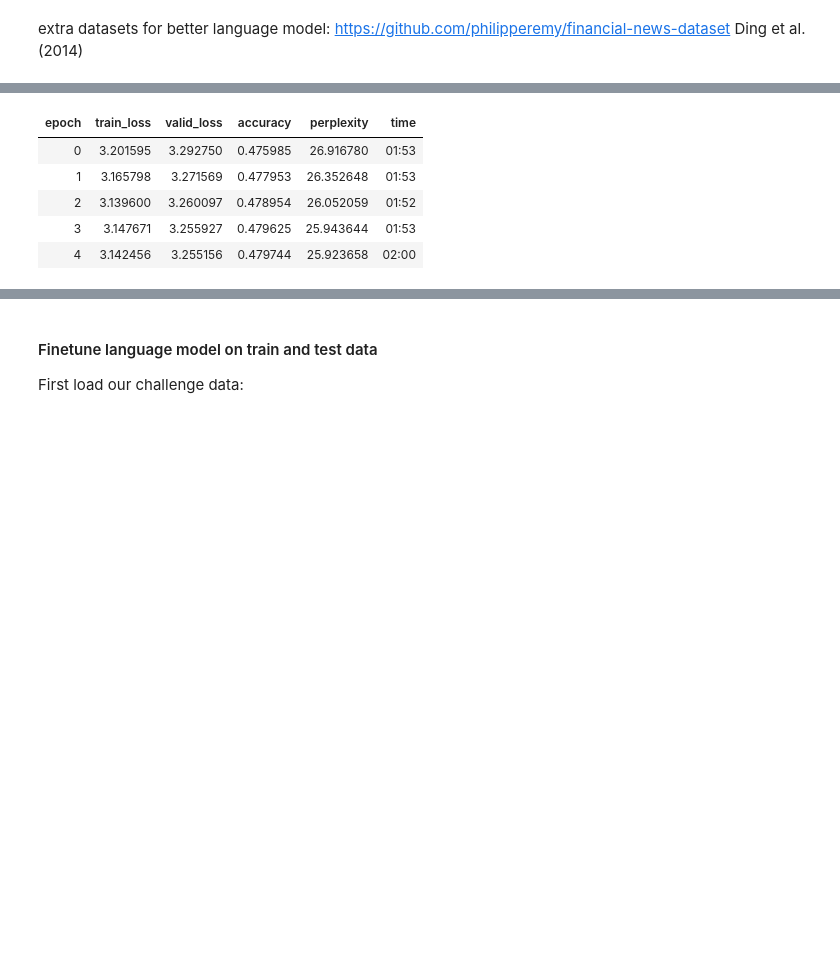
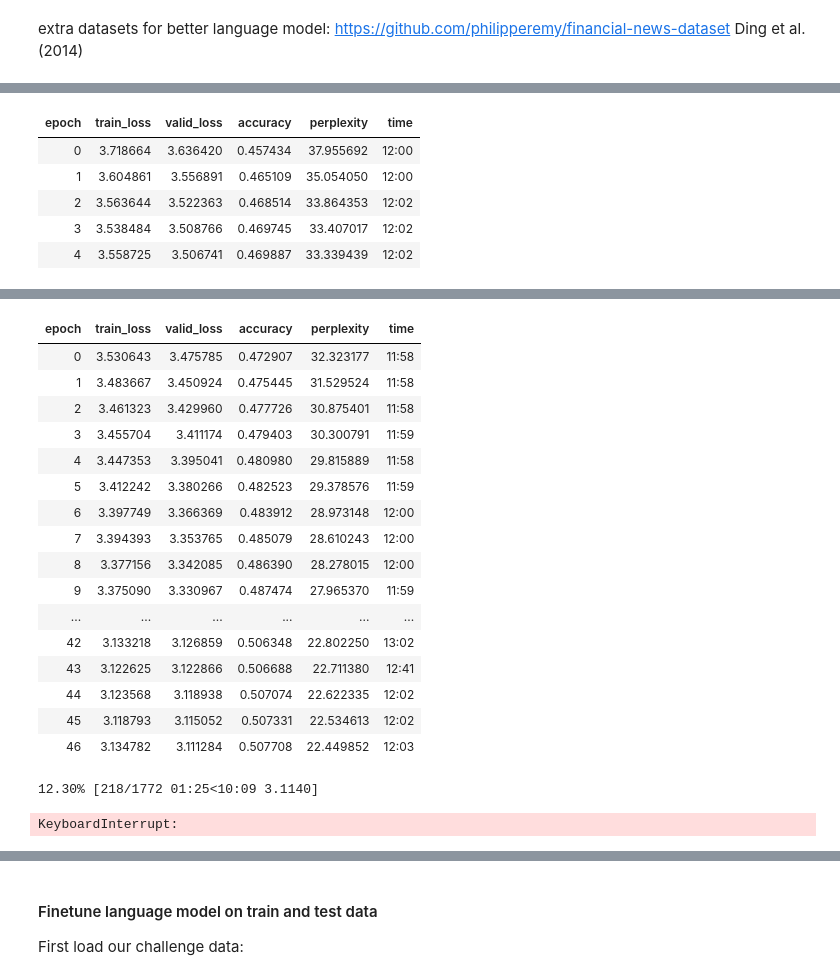
Before and after one commit to Darth-Carrotpie/EconIncentive, a Jupyter notebook: EconIncentive.ipynb, the cells around one changed output, grey strips where cells are left out. Cells and saved outputs as stored; diff of their text form; code cells hidden in the pictures; blank space fills up the shorter version.

```diff
--- a/EconIncentive.ipynb
+++ b/EconIncentive.ipynb
@@ -24,7 +24,7 @@ extra datasets for better language model:
 https://github.com/philipperemy/financial-news-dataset
 Ding et al. (2014)
 # %%
-n_to_read = 100000 #500 000
+n_to_read = 500000 #500 000
 df_econ = pd.read_csv('data/out.zip', compression='zip', header=0, sep=',', quotechar='"')[-n_to_read:]
 print(df_econ.shape)
 df_econ.head()
@@ -56,5 +56,5 @@ The company launched with Richard Miller 's company , The Legend of Saint John ,
 # %%
-learn.fit_one_cycle(1, 8e-2) #0.491
-#learn.fit(n_epoch=200, lr=2e-3, cbs=EarlyStoppingCallback(monitor='valid_loss', min_delta=0.005, patience=10))
+#learn.fit_one_cycle(1, 8e-2) #0.491
+learn.fit(n_epoch=200, lr=5e-2, cbs=EarlyStoppingCallback(monitor='accuracy', min_delta=0.001, patience=5))
 # %% [output]
 | epoch | train_loss | valid_loss | accuracy | perplexity | time |
@@ -70,11 +74,12 @@ SuggestedLRs(lr_min=0.00043651582673192023, lr_steep=6.309573450380412e-07)
 # %%
-learn.fit_one_cycle(5, 1e-5) #0.483
+#learn.fit_one_cycle(5, 3e-5) #0.483
+learn.fit(n_epoch=200, lr=slice(5e-3/(2.6**4),5e-3), cbs=EarlyStoppingCallback(monitor='accuracy', min_delta=0.001, patience=5))
 learn.freeze()
-learn.save_encoder('lm_econ')
+#learn.save_encoder('lm_econ_nightly_body')
 # %% [output]
 | epoch | train_loss | valid_loss | accuracy | perplexity | time |
-| 0 | 3.201595 | 3.292750 | 0.475985 | 26.916780 | 01:53 |
-| 1 | 3.165798 | 3.271569 | 0.477953 | 26.352648 | 01:53 |
-| 2 | 3.139600 | 3.260097 | 0.478954 | 26.052059 | 01:52 |
-| 3 | 3.147671 | 3.255927 | 0.479625 | 25.943644 | 01:53 |
-| 4 | 3.142456 | 3.255156 | 0.479744 | 25.923658 | 02:00 |
+| 0 | 3.718664 | 3.636420 | 0.457434 | 37.955692 | 12:00 |
+| 1 | 3.604861 | 3.556891 | 0.465109 | 35.054050 | 12:00 |
+| 2 | 3.563644 | 3.522363 | 0.468514 | 33.864353 | 12:02 |
+| 3 | 3.538484 | 3.508766 | 0.469745 | 33.407017 | 12:02 |
+| 4 | 3.558725 | 3.506741 | 0.469887 | 33.339439 | 12:02 |
@@ -80,0 +87,19 @@ learn.save_encoder('lm_econ')
+| epoch | train_loss | valid_loss | accuracy | perplexity | time |
+| 0 | 3.530643 | 3.475785 | 0.472907 | 32.323177 | 11:58 |
+| 1 | 3.483667 | 3.450924 | 0.475445 | 31.529524 | 11:58 |
+| 2 | 3.461323 | 3.429960 | 0.477726 | 30.875401 | 11:58 |
+| 3 | 3.455704 | 3.411174 | 0.479403 | 30.300791 | 11:59 |
+| 4 | 3.447353 | 3.395041 | 0.480980 | 29.815889 | 11:58 |
+| 5 | 3.412242 | 3.380266 | 0.482523 | 29.378576 | 11:59 |
+| 6 | 3.397749 | 3.366369 | 0.483912 | 28.973148 | 12:00 |
+| 7 | 3.394393 | 3.353765 | 0.485079 | 28.610243 | 12:00 |
+| 8 | 3.377156 | 3.342085 | 0.486390 | 28.278015 | 12:00 |
+| 9 | 3.375090 | 3.330967 | 0.487474 | 27.965370 | 11:59 |
+| ... | ... | ... | ... | ... | ... |
+| 42 | 3.133218 | 3.126859 | 0.506348 | 22.802250 | 13:02 |
+| 43 | 3.122625 | 3.122866 | 0.506688 | 22.711380 | 12:41 |
+| 44 | 3.123568 | 3.118938 | 0.507074 | 22.622335 | 12:02 |
+| 45 | 3.118793 | 3.115052 | 0.507331 | 22.534613 | 12:02 |
+| 46 | 3.134782 | 3.111284 | 0.507708 | 22.449852 | 12:03 |
+12.30% [218/1772 01:25<10:09 3.1140]
+KeyboardInterrupt:
```
Also changed, not shown: parts of 10 cells of this notebook, 1 other file.
